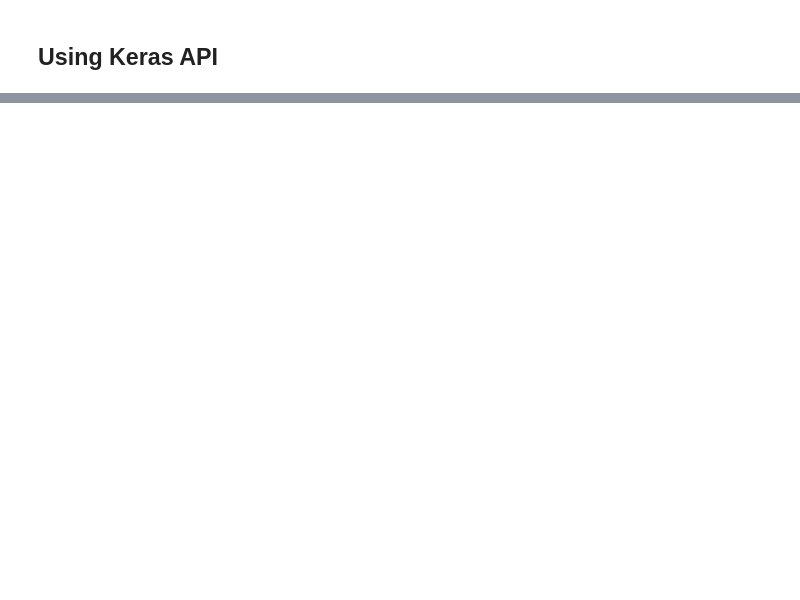
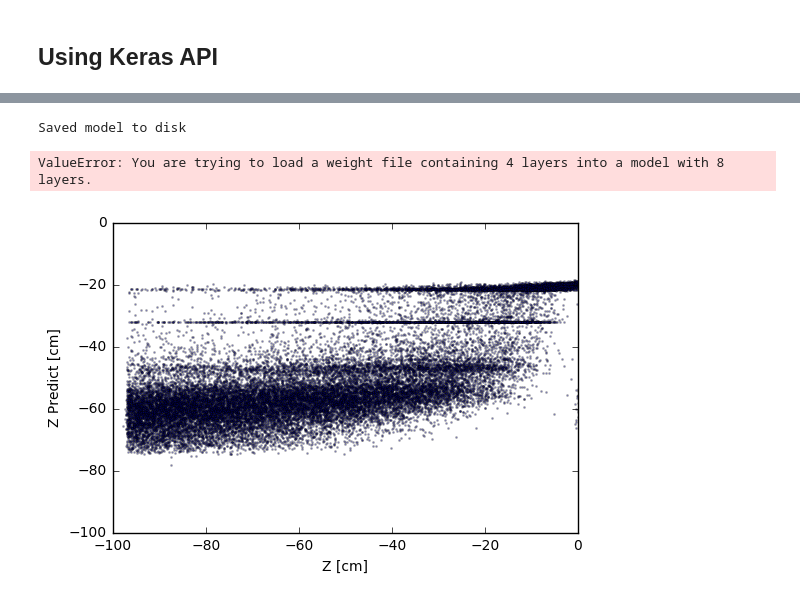
Before and after one commit to weiyuehuan/Tensorflow, a Jupyter notebook: tensorflow_nn_xe1t_posrec.ipynb, the cells around one changed output, grey strips where cells are left out. Cells and saved outputs as stored; diff of their text form; code cells hidden in the pictures; blank space fills up the shorter version.

Commit message:
cnn test

```diff
--- a/tensorflow_nn_xe1t_posrec.ipynb
+++ b/tensorflow_nn_xe1t_posrec.ipynb
@@ -287,0 +165,17 @@ y_train
+# %%
+## Training samples without removing not working PMTs
+s2_sum_waveform = df.s2_sum_waveform.values
+#target = df[['z','truth_s2_n_electron']].values
+target = df['z'].values
+test_size = 30000
+batch_size = 100
+epochs = 10
+remaining_size = len(s2_sum_waveform) - test_size
+x_train = s2_sum_waveform[:test_size]
+y_train = target[:test_size]
+x_test = s2_sum_waveform[:-test_size]
+y_test = target[:-test_size]
+
+maxlen = len(x_train[0])
+x_train = sequence.pad_sequences(x_train, maxlen=maxlen)
+x_test = sequence.pad_sequences(x_test, maxlen=maxlen)
@@ -287,0 +244,4 @@ y_train
+# %%
+dcnn_model = DcNN()
+#dcnn_model.summary()
+dcnn_model.fit(x_train, y_train, batch_size=batch_size, validation_split=0.1, epochs=epochs, verbose=1) #((result - y_train)**2).sum()
@@ -287,0 +261,40 @@ y_train
+# %%
+# Saving our model to Jason file for later use
+model_json = dcnn_model.to_json()
+with open("dcnn_model.json", "w") as json_file:
+    json_file.write(model_json)
+# serialize weights to HDF5
+model.save_weights("dcnn_model.h5")
+print("Saved model to disk")
+
+# later...
+
+# load json and create model
+json_file = open('dcnn_model.json', 'r')
+loaded_model_json = json_file.read()
+json_file.close()
+loaded_model = model_from_json(loaded_model_json)
+# load weights into new model
+loaded_model.load_weights("dcnn_model.h5")
+print("Loaded model from disk")
+
+# evaluate loaded model on test data
+loaded_model.compile(loss='mean_squared_error', optimizer='adam')
+# %% [output]
+Saved model to disk
+ValueError: You are trying to load a weight file containing 4 layers into a model with 8 layers.
+# %%
+y_pred_te = dcnn_model.predict(x_test)
+y_pred_tr = dcnn_model.predict(x_train)
+# %%
+plt.scatter(y_train, y_pred_tr,alpha=0.3, label='Training sample',s=1)
+#plt.yscale('log')
+plt.xlabel('Z [cm]')
+plt.ylabel('Z Predict [cm]')
+
+plt.xlim(-100,0)
+plt.ylim(-100,0)
+
+plt.show()
+# %% [output]
+[figure, added]
```
Also changed, not shown: parts of 26 cells of this notebook.
